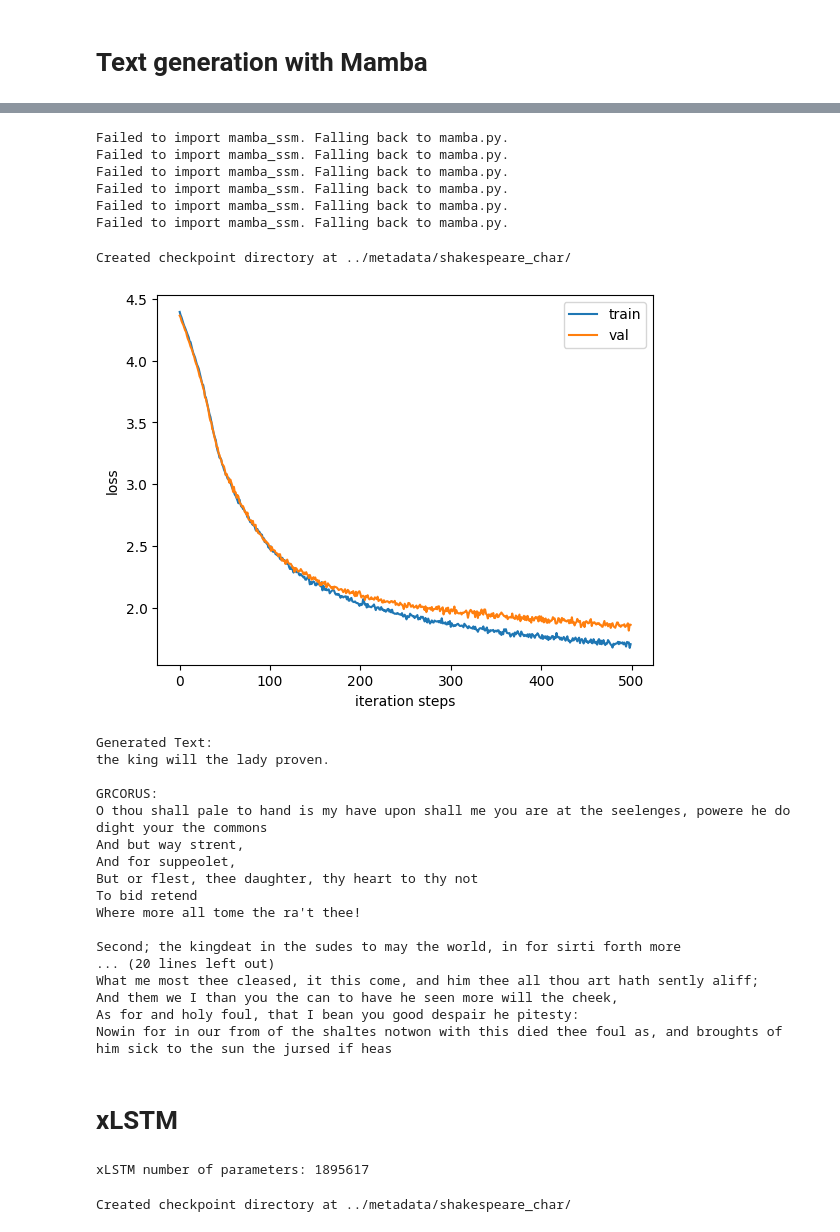
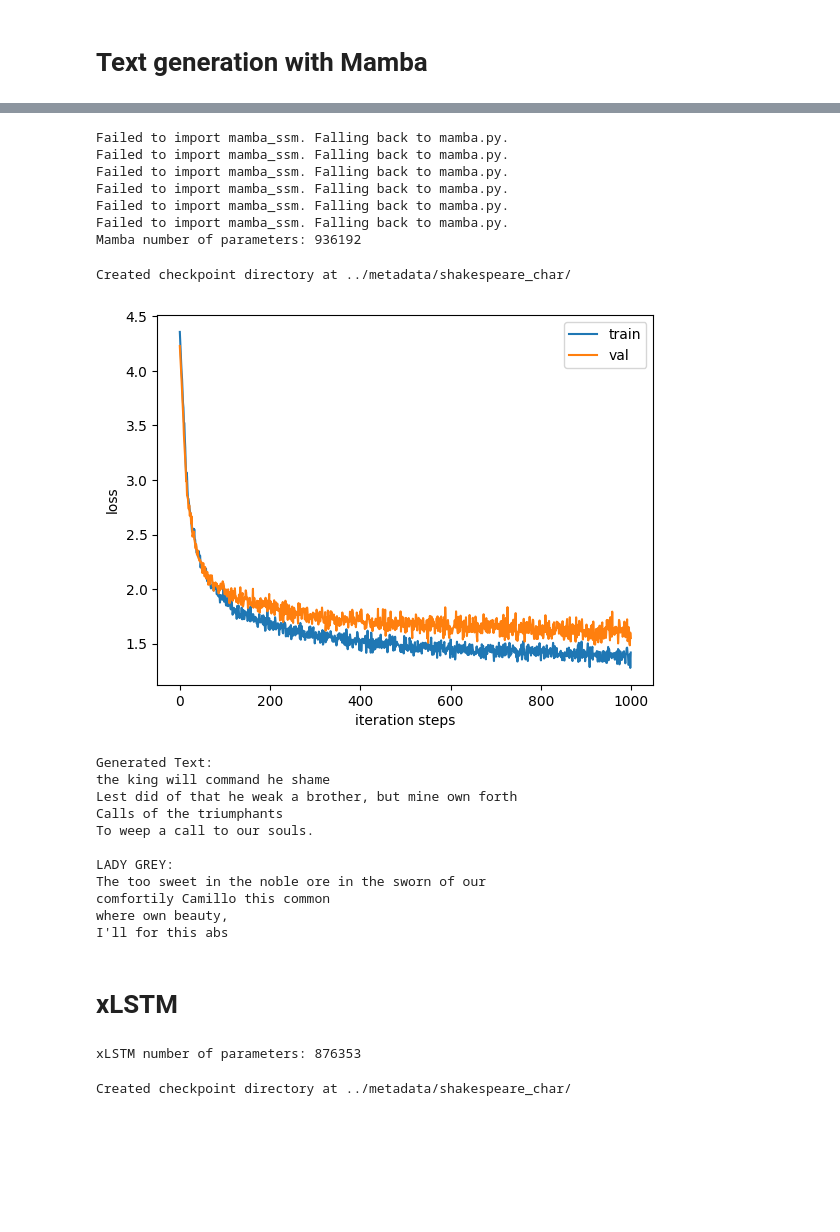
Before and after one commit to thibmonsel/nanoLLM, a Jupyter notebook: notebooks/shakespeare_char.ipynb, the cells around one changed output, grey strips where cells are left out. Saved outputs shown, nothing was run; the diff lists cells and outputs as text; code cells hidden in the pictures; blank space fills up the shorter version.

```diff
--- a/notebooks/shakespeare_char.ipynb
+++ b/notebooks/shakespeare_char.ipynb
@@ -167,8 +129,9 @@ The text 'the king will' is encoded and fed to the GPT as tensor([58, 46, 43,  1
 # %%
 device = torch.device("cuda" if torch.cuda.is_available() else "cpu")
-d_model, expand, kernel_size, conv_bias, dt_rank, d_state, bias, dt_max, dt_min, dt_init_floor, dt_scale, n_layers, dt_init, use_cuda = 32, 2, 4, False, "auto", 16,  True, 0.1, 0.001, 1e-4, 1.0, 6, "random", True
+d_model, expand, kernel_size, conv_bias, dt_rank, d_state, bias, dt_max, dt_min, dt_init_floor, dt_scale, n_layers, dt_init, use_cuda = 128, 2, 4, False, "auto", 64,  True, 0.1, 0.001, 1e-4, 1.0, 6, "random", True
 model = Mamba(d_model, expand, kernel_size, conv_bias, dt_rank, d_state, bias, dt_max, dt_min, dt_init_floor, dt_scale, dt_init, use_cuda, n_layers, vocab_size=vocab_size, block_size=256)
 model = model.to(device)
+print("Mamba number of parameters:", sum(p.numel() for p in model.parameters()))
 # %% [output]
 Failed to import mamba_ssm. Falling back to mamba.py.
 Failed to import mamba_ssm. Falling back to mamba.py.
@@ -176,56 +139,45 @@ Failed to import mamba_ssm. Falling back to mamba.py.
 Failed to import mamba_ssm. Falling back to mamba.py.
 Failed to import mamba_ssm. Falling back to mamba.py.
 Failed to import mamba_ssm. Falling back to mamba.py.
+Mamba number of parameters: 936192
 # %%
-max_iters, batch_size = 1000, 32
-block_size = 64
-get_batch_fn = lambda split, batch_size: get_batch(
+mamba_trainer = Trainer(model, lr=lr, checkpoint_path=checkpoint_path)
+partial_get_batch = lambda split, batch_size: get_batch(
     data_dir, split, batch_size, device, block_size
 )
+# %% [output]
+Created checkpoint directory at ../metadata/shakespeare_char/
-# %%
-trainer = Trainer(model, lr=1e-3, checkpoint_path="../metadata/shakespeare_char/")
-# %% [output]
-Created checkpoint directory at ../metadata/shakespeare_char/
-# %%
-partial_get_batch = lambda split, batch_size: get_batch(
-    data_dir, split, batch_size, device, block_size
-)
-trainer.train(
-    partial_get_batch, max_iters=500, batch_size=2*128, patience=2000, save_every=200
-)
+# %%
+mamba_trainer.train(
+    partial_get_batch, max_iters=max_iters, batch_size=batch_size, patience=patience, save_every=save_every
+)
 # %%
-plt.plot(trainer.losses, label="train")
-plt.plot(trainer.val_losses, label="val")
+plt.plot(mamba_trainer.losses, label="train")
+plt.plot(mamba_trainer.val_losses, label="val")
 plt.xlabel("iteration steps")
 plt.ylabel("loss")
 plt.legend()
-plt.savefig("../metadata/shakespeare_char/mamba_loss.png")
+plt.savefig(mamba_trainer.checkpoint_path +"mamba_loss.png")
 # %% [output]
-[figure, old version]
+[figure, new version]
 # %%
 input = "The "
 tokens = encode(shakpeare_lines).view(1,-1)
 tokens = tokens.to(device)
-sample_text = generate_text(model, tokens,1256, temperature=0.7)
+sample_text = generate_text(model, tokens, generation_length, temperature=temperature)
 print("Generated Text:")
 print(decode(sample_text.tolist()[0]))
 # %% [output]
 Generated Text:
-the king will the lady proven.
+the king will command he shame
+Lest did of that he weak a brother, but mine own forth
+Calls of the triumphants
+To weep a call to our souls.
 
-GRCORUS:
-O thou shall pale to hand is my have upon shall me you are at the seelenges, powere he do dight your the commons
-And but way strent,
-And for suppeolet,
-But or flest, thee daughter, thy heart to thy not
-To bid retend
-Where more all tome the ra't thee!
-
-Second; the kingdeat in the sudes to may the world, in for sirti forth more
-... (20 lines left out)
-What me most thee cleased, it this come, and him thee all thou art hath sently aliff;
-And them we I than you the can to have he seen more will the cheek,
-As for and holy foul, that I bean you good despair he pitesty:
-Nowin for in our from of the shaltes notwon with this died thee foul as, and broughts of him sick to the sun the jursed if heas
+LADY GREY:
+The too sweet in the noble ore in the sworn of our
+comfortily Camillo this common
+where own beauty,
+I'll for this abs
 # %% [markdown]
 # xLSTM
@@ -234,8 +184,8 @@ from nanoLLMs.model.xlstm import xLSTM
 # %%
 embed_dim = 128
-hidden_size = 256
+hidden_size = 128
 num_layers = 2
-num_blocks = 3
+num_blocks = 4
 dropout = 0.1
 max_seq_len = 256
 
@@ -243,14 +193,11 @@ model = xLSTM(vocab_size, embed_dim, max_seq_len, hidden_size, num_layers, num_b
 model.to(device)
 print("xLSTM number of parameters:", sum(p.numel() for p in model.parameters()))
 # %% [output]
-xLSTM number of parameters: 1895617
+xLSTM number of parameters: 876353
 # %%
-max_iters, batch_size = 1000, 32
-block_size = 64
-get_batch_fn = lambda split, batch_size: get_batch(
+xlstm_trainer = Trainer(model, lr=lr, checkpoint_path=checkpoint_path)
+partial_get_batch = lambda split, batch_size: get_batch(
     data_dir, split, batch_size, device, block_size
 )
+# %% [output]
+Created checkpoint directory at ../metadata/shakespeare_char/
-# %%
-trainer = Trainer(model, lr=1e-3, checkpoint_path="../metadata/shakespeare_char/")
-# %% [output]
-Created checkpoint directory at ../metadata/shakespeare_char/
```
Also changed, not shown: parts of 14 cells of this notebook, 4 other files.
